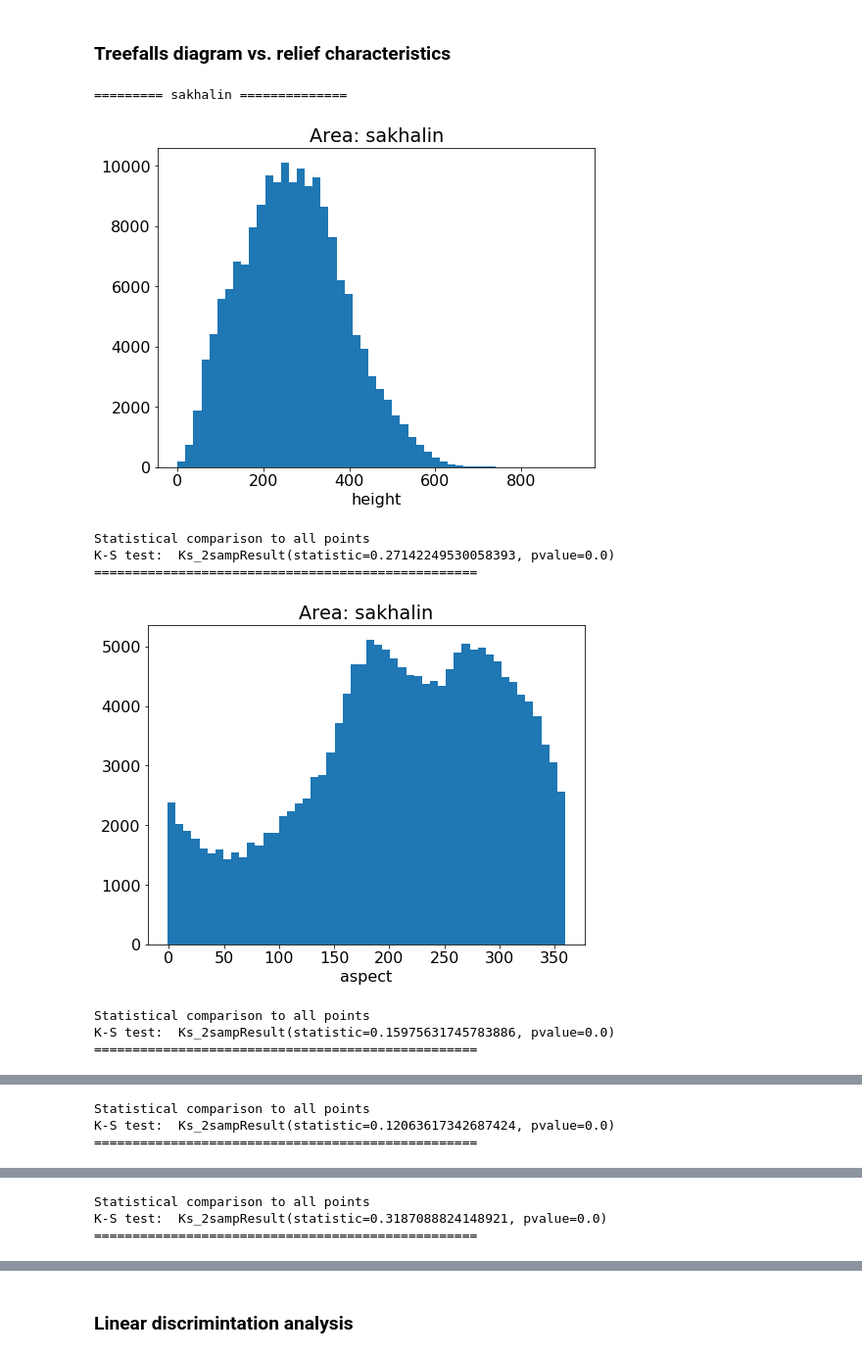
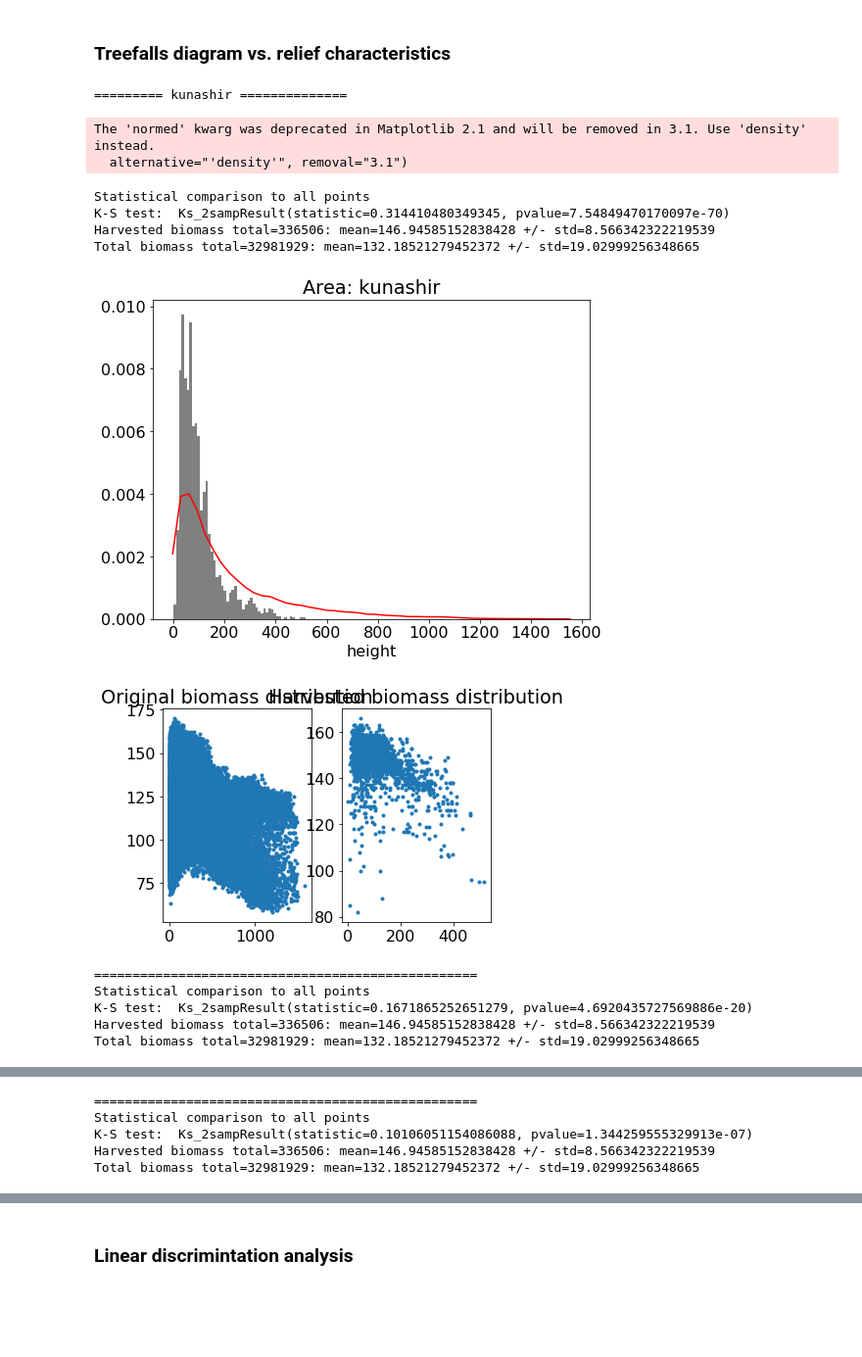
Before and after one commit to scidam/treefall_desc, a Jupyter notebook: main.ipynb, the cells around one changed output, grey strips where cells are left out. Shown at 98% size. Saved outputs shown, nothing was run; the diff lists cells and outputs as text; code cells hidden in the pictures; blank space fills up the shorter version.

```diff
--- a/main.ipynb
+++ b/main.ipynb
@@ -15,7 +15,8 @@ data_mapper = {'kunashir': {'box' : [4838720, 4935728, 369720, 468775],
                                      'slope': 'vars_kun/Slope_kun.tif',
                                      'aspect': 'vars_kun/Aspect_kun.tif',
                                      'treefall': 'tiff_windfalls/windfalls_500m2_sakh_kur_Pol1.tif',
-                                     'cover': 'forest_cover.tif'
+                                     'cover': 'forest_cover.tif',
+                                     'biomass': 'biomass.tif'
                                     }
                                     },
                'sakhalin': {'box': [5086970, 5377762, 85000, 243321],
@@ -24,7 +25,8 @@ data_mapper = {'kunashir': {'box' : [4838720, 4935728, 369720, 468775],
                             'slope': 'vars_sakh/Slope.tif',
                             'aspect': 'vars_sakh/Aspect.tif',
                             'treefall': 'tiff_windfalls/windfalls_500m2_sakh_kur_Pol1.tif',
-                            'cover': 'forest_cover.tif'
+                            'cover': 'forest_cover.tif',
+                            'biomass': 'biomass.tif'
                                     }},
                'iturup': {'box': [4915354, 5004258, 488455, 556985],
                           'data':   {'height': 'kunUTM.tif',
@@ -32,7 +34,8 @@ data_mapper = {'kunashir': {'box' : [4838720, 4935728, 369720, 468775],
                                      'slope': 'vars_kun/Slope_kun.tif',
                                      'aspect': 'vars_kun/Aspect_kun.tif',
                                      'treefall': 'tiff_windfalls/windfalls_500m2_sakh_kur_Pol1.tif',
-                                     'cover': 'forest_cover.tif'
+                                     'cover': 'forest_cover.tif',
+                                     'biomass': 'biomass.tif'
                                     }}
                }
 
@@ -122,7 +125,7 @@ def create_grid(area, dlat=50, dlon=50):
 # %% [markdown]
 ### Functions for specific data loading
 # %%
-def load_specific_data(area='sakhalin', spec='treefall', dlat=50, dlon=50):
+def load_specific_data(area='sakhalin', spec='treefall', dlat=70, dlon=70):
     """Loads data and return flattened array"""
     lats, lons = create_grid(data_mapper[area]['box'], dlat=dlat, dlon=dlon)
     data = load_data(lats, lons, data_mapper[area]['data'][spec])
@@ -160,8 +153,13 @@ for area in data_mapper:
     print("========= {} ==============".format(area))
     slopes, lats, lons = load_specific_data(area=area, spec='slope')
     treefall, lats, lons = load_specific_data(area=area, spec='treefall')
+    cover, lats, lons = load_specific_data(area=area, spec='cover')
+    aspect, lats, lons = load_specific_data(area=area, spec='aspect')
     lat_size, lon_size = abs(lats[0][1] - lats[0][0]), abs(lons[1][0] - lons[0][0])
-    print("Total area is sq. km: ", ((lat_size * lon_size)/np.cos(slopes[treefall == 1]/180*np.pi)).sum()/10**6)
-    print("Total area w/o slope correction, sq. km: ", (lat_size * lon_size*(treefall == 1).sum())/10**6)
+    all_data_indicies = ((aspect != -1) & (cover > 25))
+    print("TreeFall area is sq. km: ", ((lat_size * lon_size)/np.cos(slopes[treefall == 1]/180*np.pi)).sum()/10**6)
+    print("TreeFall area w/o slope correction, sq. km: ", (lat_size * lon_size*(treefall == 1).sum())/10**6)
+    print("Total area is sq. km: ", ((lat_size * lon_size)/np.cos(slopes[all_data_indicies]/180*np.pi)).sum()/10**6)
+    print("Total area w/o slope correction, sq. km: ", (lat_size * lon_size*(all_data_indicies).sum())/10**6)
     print("=" * 50)
 # %% [output]
@@ -182,30 +186,53 @@ Total area w/o slope correction, sq. km:  9.4975
 # %%
 from scipy.stats import ks_2samp
 plt.rcParams.update({'font.size': 16})
 for area in data_mapper:
     print("========= {} ==============".format(area))
     treefall, lats, lons = load_specific_data(area=area, spec='treefall')
     cover, lats, lons = load_specific_data(area=area, spec='cover')
     aspect, lats, lons = load_specific_data(area=area, spec='aspect')
+    biomass, lats, lons = load_specific_data(area=area, spec='biomass')
     for var in ('height', 'aspect', 'slope', 'curvature'):
         data, lats, lons = load_specific_data(area=area, spec=var)
+        all_data_indicies = ((aspect != -1) & (cover > 25)).ravel()
+        tree_fall_indicies = (treefall == 1).ravel()
         plt.figure(figsize=(8, 6))
-        plt.hist(data[treefall == 1], bins=50)
+        plt.hist(data[treefall == 1], bins=50, normed=True, color='gray')
         plt.title("Area: {}".format(area))
         plt.gca().set_xlabel(str(var))
+        y_data, x_spec = np.histogram(data.ravel()[all_data_indicies], bins=50, density=True)
+        plt.gca().plot(x_spec[:-1], y_data, 'r')
+        print("Statistical comparison to all points")
+
+        # ------------ Select predefined number of points randomly ----------
+        a, b = np.random.choice(data.ravel()[tree_fall_indicies], size=int(tree_fall_indicies.sum() * 0.7)), \
+               np.random.choice(data.ravel()[all_data_indicies], size=int(tree_fall_indicies.sum() * 0.7)),
+        print("K-S test: ", ks_2samp(a, b))
+
+        # ---------------- Biomass vs Parameters -----------------
+        f = plt.figure()
+        ax1 = f.add_subplot(121)
+        ax2 = f.add_subplot(122)
+        ax1.plot(data.ravel()[all_data_indicies], biomass.ravel()[all_data_indicies], '.')
+        ax1.set_title("Original biomass distribution")
+        ax2.plot(data.ravel()[tree_fall_indicies], biomass.ravel()[tree_fall_indicies], '.')
+        ax2.set_title("Harvested biomass distribution")
+        print("Harvested biomass total={}: mean={} +/- std={} ".format(biomass.ravel()[tree_fall_indicies].sum(), biomass.ravel()[tree_fall_indicies].mean(), biomass.ravel()[tree_fall_indicies].std()))
+        print("Total biomass total={}: mean={} +/- std={} ".format(biomass.ravel()[all_data_indicies].sum(), biomass.ravel()[all_data_indicies].mean(), biomass.ravel()[all_data_indicies].std()))
         plt.show()
-        print("Statistical comparison to all points")
-        all_data_indicies = ((aspect != -1) & (cover > 25)).ravel()
-        tree_fall_indicies = (treefall == 1).ravel()
-        print("K-S test: ", ks_2samp(data.ravel()[tree_fall_indicies], data.ravel()[all_data_indicies]))
         print("=" * 50)
 # %% [output]
-========= sakhalin ==============
+========= kunashir ==============
+The 'normed' kwarg was deprecated in Matplotlib 2.1 and will be removed in 3.1. Use 'density' instead.
+  alternative="'density'", removal="3.1")
+Statistical comparison to all points
+K-S test:  Ks_2sampResult(statistic=0.314410480349345, pvalue=7.54849470170097e-70)
+Harvested biomass total=336506: mean=146.94585152838428 +/- std=8.566342322219539
+Total biomass total=32981929: mean=132.18521279452372 +/- std=19.02999256348665
-[figure, old version]
+[figure, new version]
-Statistical comparison to all points
-K-S test:  Ks_2sampResult(statistic=0.27142249530058393, pvalue=0.0)
-==================================================
-[figure, old version]
+[figure, new version]
-Statistical comparison to all points
-K-S test:  Ks_2sampResult(statistic=0.15975631745783886, pvalue=0.0)
-==================================================
+==================================================
+Statistical comparison to all points
+K-S test:  Ks_2sampResult(statistic=0.1671865252651279, pvalue=4.6920435727569886e-20)
+Harvested biomass total=336506: mean=146.94585152838428 +/- std=8.566342322219539
+Total biomass total=32981929: mean=132.18521279452372 +/- std=19.02999256348665
@@ -213,3 +239,0 @@ K-S test:  Ks_2sampResult(statistic=0.15975631745783886, pvalue=0.0)
-Statistical comparison to all points
-K-S test:  Ks_2sampResult(statistic=0.12063617342687424, pvalue=0.0)
-==================================================
@@ -222,3 +248,5 @@ K-S test:  Ks_2sampResult(statistic=0.10073799951881535, pvalue=0.0)
+==================================================
 Statistical comparison to all points
-K-S test:  Ks_2sampResult(statistic=0.3187088824148921, pvalue=0.0)
-==================================================
+K-S test:  Ks_2sampResult(statistic=0.10106051154086088, pvalue=1.344259555329913e-07)
+Harvested biomass total=336506: mean=146.94585152838428 +/- std=8.566342322219539
+Total biomass total=32981929: mean=132.18521279452372 +/- std=19.02999256348665
```
Also changed, not shown: parts of 4 cells of this notebook.
